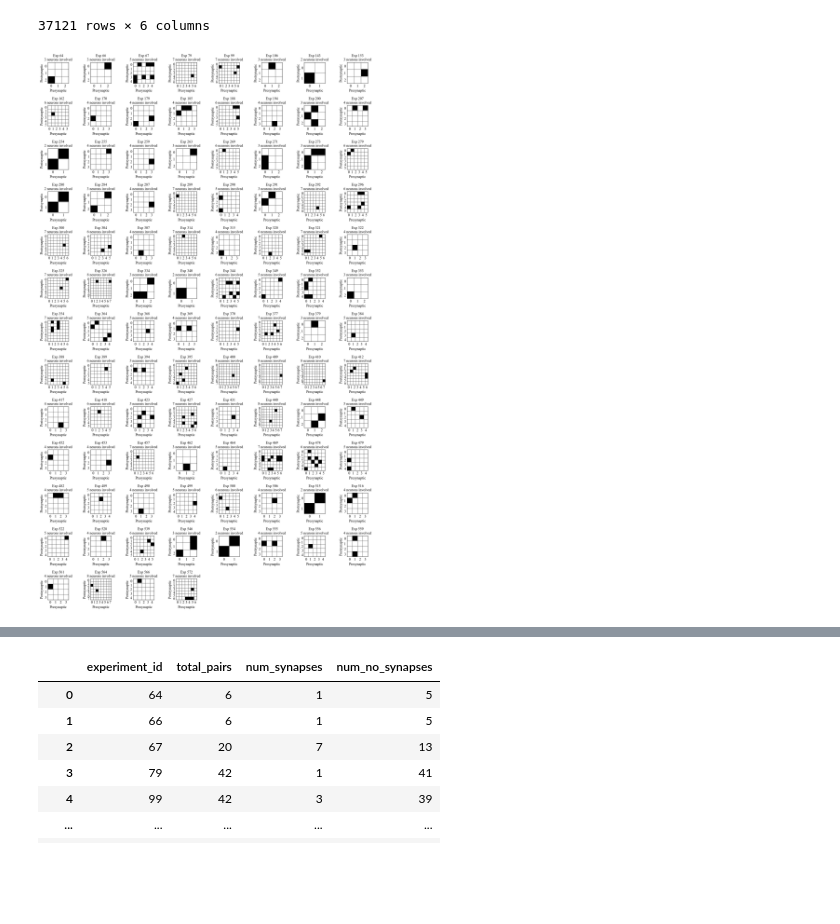
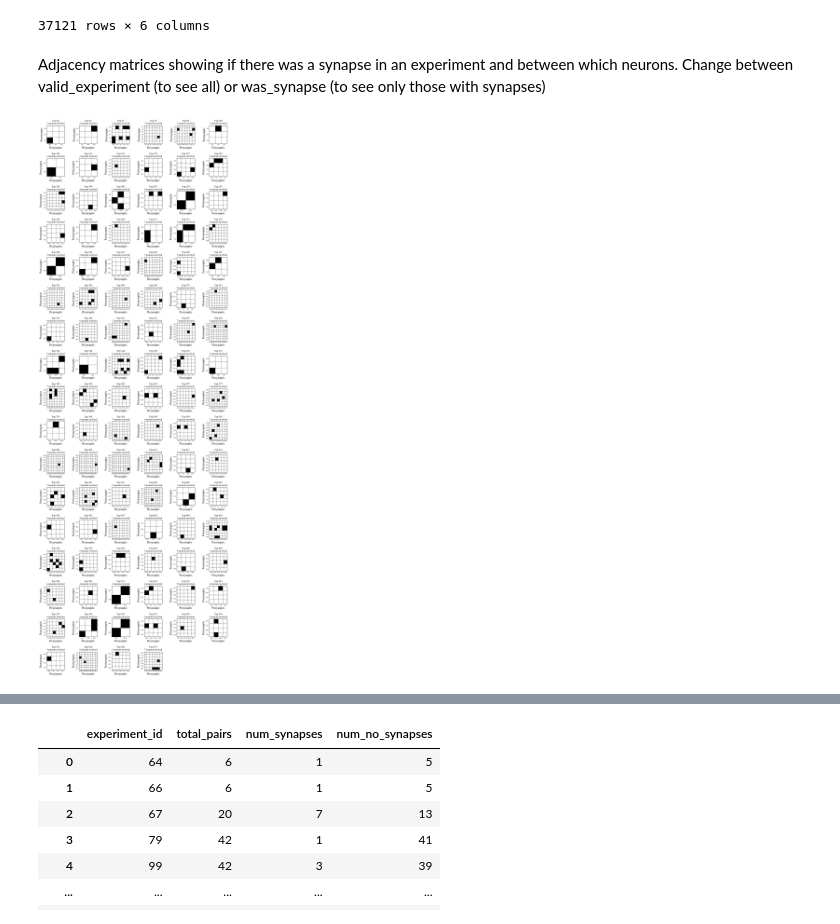
Before and after one commit to acevedomartina/HeterogeneousRNNs, a Jupyter notebook: data_analysis/analysis_neneva.ipynb, the cells around one changed output, grey strips where cells are left out. Cells and saved outputs as stored; diff of their text form; code cells hidden in the pictures; blank space fills up the shorter version.

Commit message:
Analysis queries and figures

```diff
--- a/data_analysis/analysis_neneva.ipynb
+++ b/data_analysis/analysis_neneva.ipynb
@@ -546,8 +497,8 @@ plt.rcParams.update({
     "axes.labelweight": "normal",     # Normal weight
     "axes.titleweight": "normal",     # Normal weight for titles
     # Ticks
-    "xtick.labelsize": 12,             # X tick label size (8-12)
-    "ytick.labelsize": 12,             # Y tick label size (8-12)
+    "xtick.labelsize": 6,             # X tick label size (8-12)
+    "ytick.labelsize": 6,             # Y tick label size (8-12)
     "xtick.direction": "in",          # Tick direction
     "ytick.direction": "in",          # Tick direction
     # Legends
@@ -565,6 +516,8 @@ plt.rcParams.update({
     # Make text editable in Inkscape
     "svg.fonttype": 'none',
 })
+# %% [markdown]
+Adjacency matrices showing if there was a synapse in an experiment and between which neurons. Change between valid_experiment (to see all) or was_synapse (to see only those with synapses)
 # %%
 completed_experiments = []
 
@@ -573,15 +526,15 @@ for exp in was_synapse:
     df = df_valid_experiments[(df_valid_experiments["experiment_id"]==exp)]
     pres = df["pre_cell_id"].unique().tolist()
     posts = df["post_cell_id"].unique().tolist()
-    totals = list(set(pres) | set(posts))
-    n = len(totals)
+    total_neurons = list(set(pres) | set(posts))
+    n = len(total_neurons)
     possible_synapses = n * (n - 1)
 
     df_distinct_cells = df[df["pre_cell_id"] != df["post_cell_id"]]  # distinct cells in pre and post
     unique_synapses = df_distinct_cells[['pre_cell_id', 'post_cell_id']].drop_duplicates()  # drop duplicates
 
     if len(unique_synapses == possible_synapses):
-        completed_experiments.append((exp, df, totals))
+        completed_experiments.append((exp, df, total_neurons))
 
 
 
@@ -589,7 +542,7 @@ for exp in was_synapse:
 
 # Plot the first 100 valid experiments
 n_max = min(100, len(completed_experiments))
-n_cols = 8
+n_cols = 6
 n_rows = int(np.ceil(n_max / n_cols))
 
 fig, axs = plt.subplots(n_rows, n_cols, figsize=(2*n_cols, 2*n_rows))
@@ -597,11 +550,15 @@ axs = axs.flatten()
 
 flag = 0
 
+rows = []
+
 # Make adjacency matrices
-for i, (exp, df, totals) in enumerate(completed_experiments[:n_max]):
-    n = len(totals)
-    idx_map = {neuron: idx for idx, neuron in enumerate(totals)}  # mapping neuron to index
+for i, (exp, df, total_neurons) in enumerate(completed_experiments[:n_max]):
+    n = len(total_neurons)
+    idx_map = {neuron: idx for idx, neuron in enumerate(total_neurons)}  # mapping neuron to index
     adj = np.zeros((n, n))
+
+    synapses = []
 
     for _, row in df.iterrows():  # iterates through the dataframe
         # if row["experiment_id"] in was_not_synapse:
@@ -613,6 +570,7 @@ for i, (exp, df, totals) in enumerate(completed_experiments[:n_max]):
         i_post = idx_map[post]
         # adj[i_pre, i_post] = 1 if row["has_synapse"] == 1 else 0 # ??????? other way around maybe
         adj[i_post, i_pre] = 1 if row["has_synapse"] == 1 else 0
+
 
     ax = axs[i]
     im = ax.imshow(adj, cmap="Greys", interpolation='none')
@@ -625,34 +583,45 @@ for i, (exp, df, totals) in enumerate(completed_experiments[:n_max]):
     # Major ticks (centers)
     ax.set_xticks(np.arange(neurons))
     ax.set_yticks(np.arange(neurons))
 
     # Labels 0 to n-1
-    ax.set_xticklabels(np.arange(neurons))
-    ax.set_yticklabels(np.arange(neurons))
+    # ax.set_xticklabels(np.arange(neurons))
+    # ax.set_yticklabels(np.arange(neurons))
+
+    labels = [neuron for neuron, _ in sorted(idx_map.items(), key=lambda x: x[1])]
+    ax.set_xticklabels(labels)
+    ax.set_yticklabels(labels)
+
+    # ax.set_xticklabels(total_neurons)
+    # ax.set_yticklabels(total_neurons)
 
     # Minor ticks (borders)
     ax.set_xticks(np.arange(-.5, neurons, 1), minor=True)
     ax.set_yticks(np.arange(-.5, neurons, 1), minor=True)
 
     # Draw grid using minor ticks
     ax.grid(which="minor", color='black', linestyle='-', linewidth=0.5)
     # Hide minor tick marks themselves
     ax.tick_params(which="minor", bottom=False, left=False)
     ax.tick_params(which="major", bottom=False, left=False)
 
-    ax.set_title(f"Exp {exp}\n{n} neurons involved", fontsize=12)
+    # neuron_ids = []
+
+    # ax.set_title(f"Exp {exp}\n{n} neurons involved\nSynapses between: {synapses}\nTotal: {' '.join(map(str, idx_map))}", fontsize=10)
+    ax.set_title(f"Exp {exp}\n{n} neurons involved", fontsize=10)
     ax.set_xlabel("Presynaptic")
     ax.set_ylabel("Postsynaptic")
 
     ax.set_xlim(-0.5, (neurons - 0.5))
     ax.set_ylim((neurons - 0.5), -0.5) # flipped y axis?
+
 
 
 # Hide extra axes
 for j in range(i+1, len(axs)):
     axs[j].axis('off')
 
 plt.tight_layout()
 plt.show()
 # %% [output]
-[figure, old version]
+[figure, new version]
```
Also changed, not shown: parts of 28 cells of this notebook, 2 other files.
